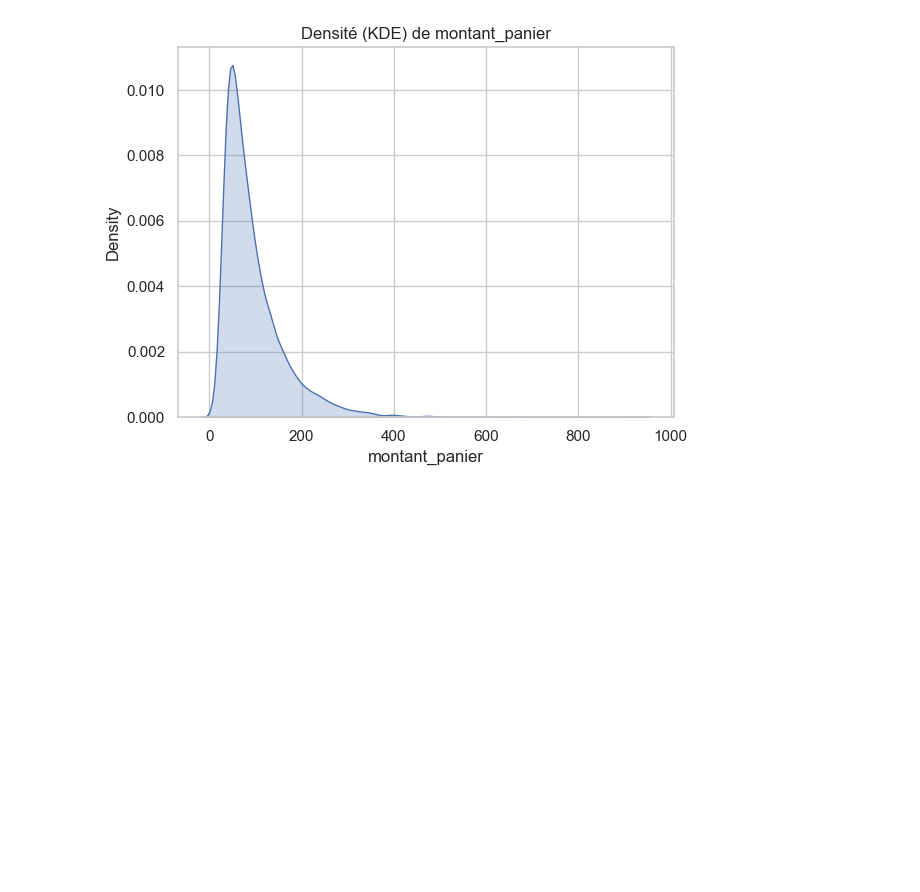
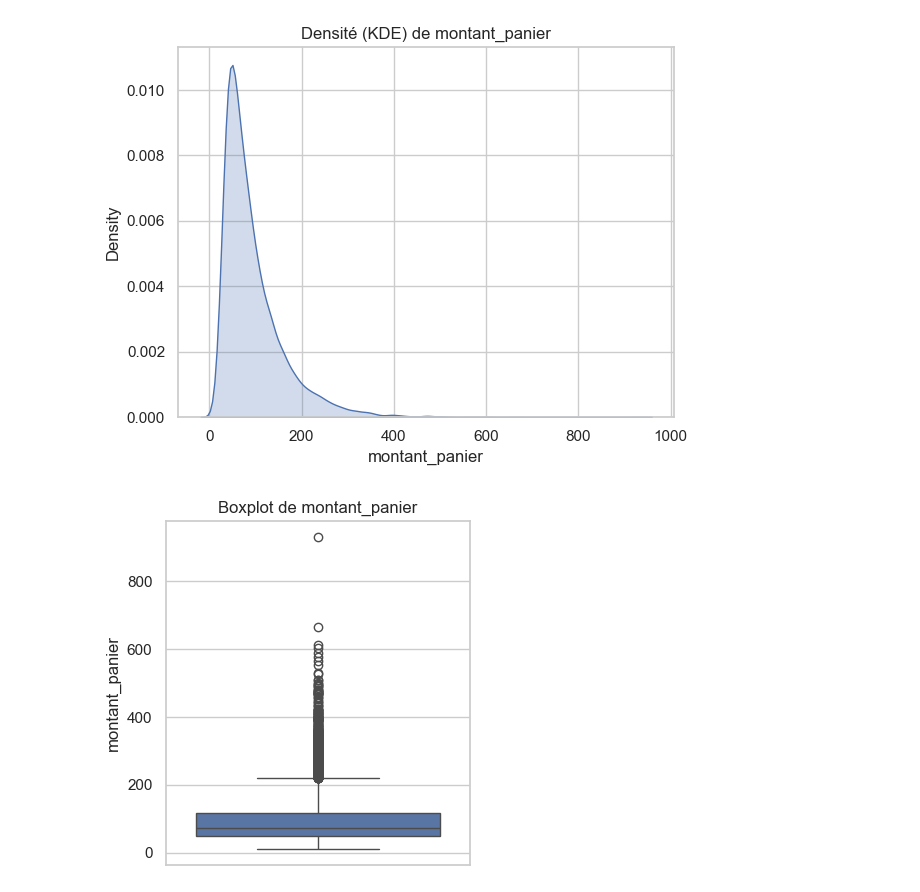
Before and after one commit to Moudou3/Stat_with_AI_and_Data, a Jupyter notebook: data/genai.ipynb, the cells around one changed output. Cells and saved outputs as stored; diff of their text form; code cells hidden in the pictures; blank space fills up the shorter version.

```diff
--- a/data/genai.ipynb
+++ b/data/genai.ipynb
@@ -457,3 +457,20 @@ else:
     print("Seaborn n'est pas installé, KDE non tracé.")
 # %% [output]
 [figure]
+# %%
+
+#  Boxplot
+import seaborn as sns
+import matplotlib.pyplot as plt
+
+sns.set_theme(style="whitegrid")
+
+plt.figure(figsize=(4, 4))
+sns.boxplot(y=serie, color="#4C72B0")
+
+plt.title(f"Boxplot de {variable}")
+plt.ylabel(variable)
+plt.tight_layout()
+plt.show()
+# %% [output]
+[figure, added]
```
